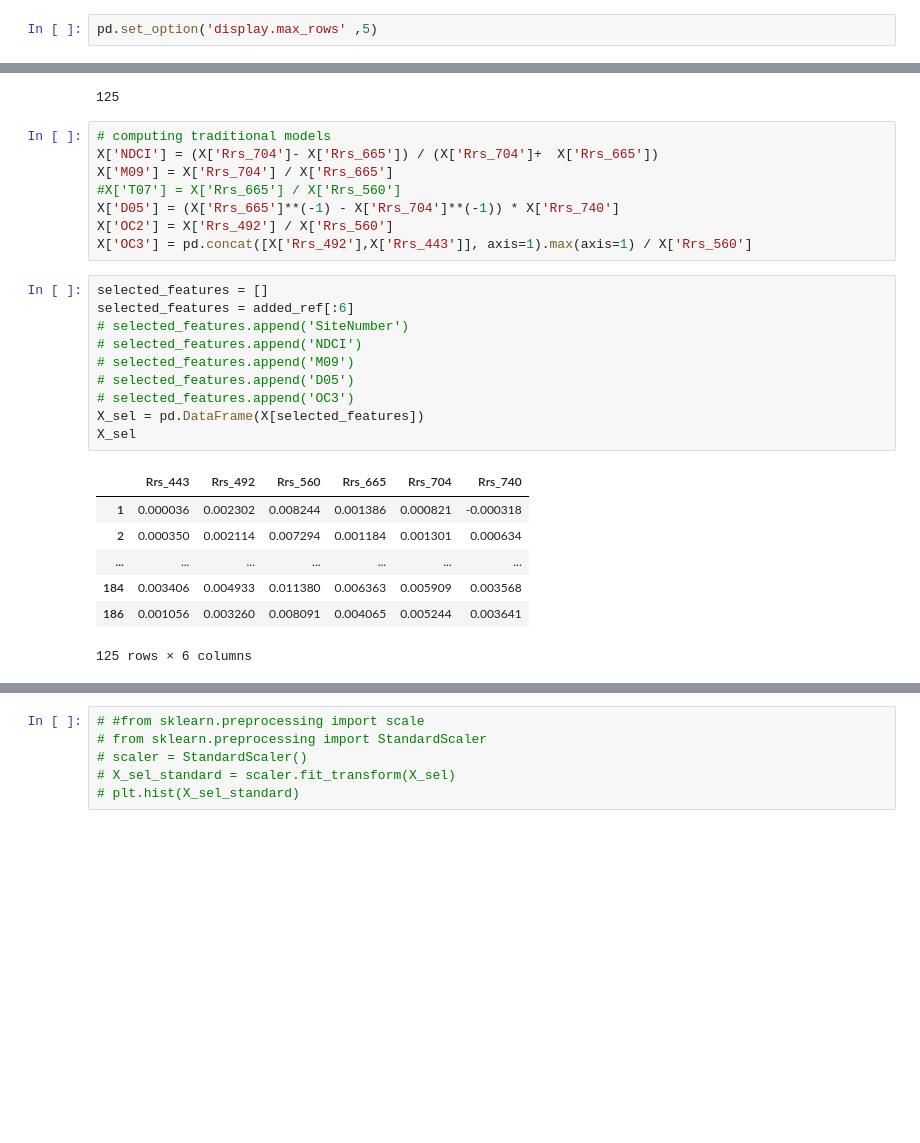
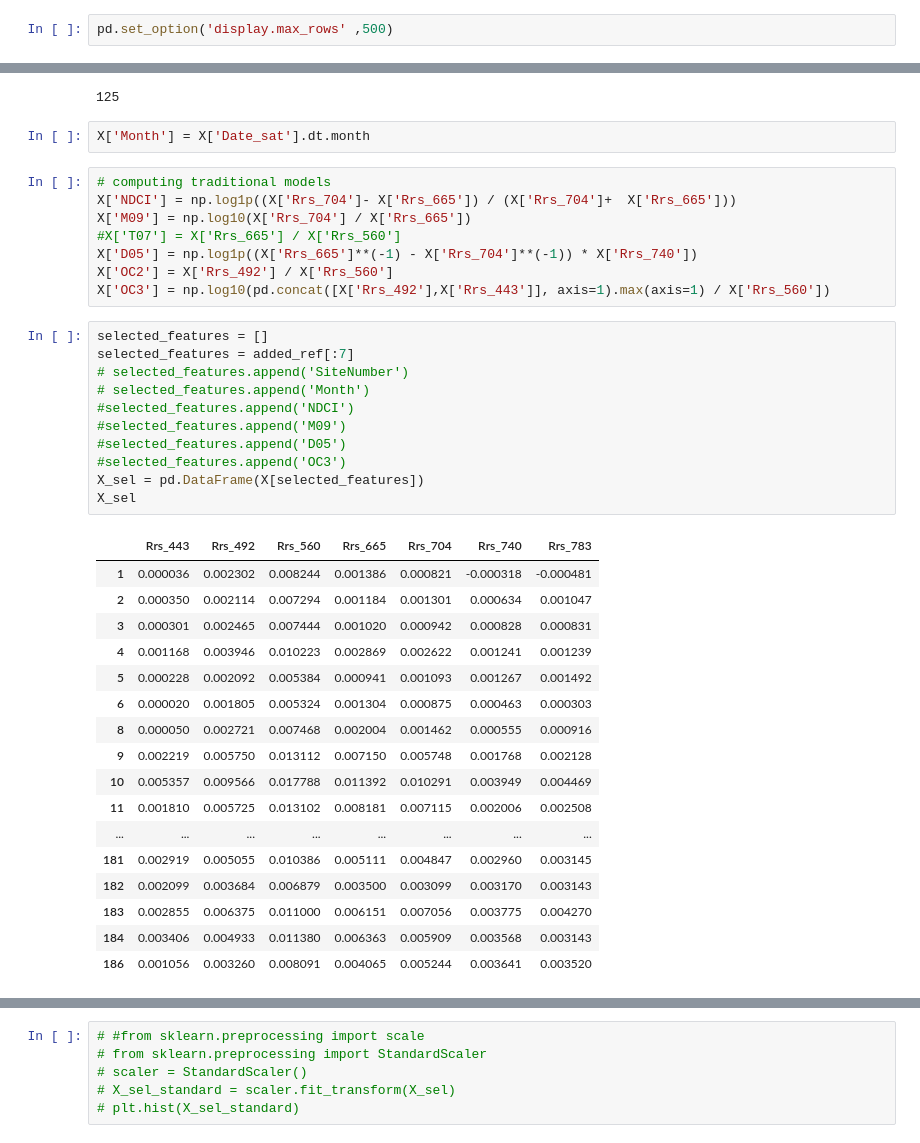
Before and after one commit to AmirM69/BPL_chla_modelling_RSdata, a Jupyter notebook: chla_SatData.ipynb, the cells around one changed output, grey strips where cells are left out. Drawn from its saved outputs; the diff is of its cells as text; blank space fills up the shorter version.

```diff
--- a/chla_SatData.ipynb
+++ b/chla_SatData.ipynb
@@ -30,7 +30,7 @@ import matplotlib.pyplot as plt
 import netCDF4 as nc
 import xarray as xr
 # %%
-pd.set_option('display.max_rows' ,5)
+pd.set_option('display.max_rows' ,500)
 # %%
 pd.set_option('display.max_columns' ,500)
 # %% [markdown]
@@ -435,29 +515,42 @@ y_trans_log10 = np.log10(y)
 len(y_trans_log10)
 # %% [output]
 125
+# %%
+X['Month'] = X['Date_sat'].dt.month
 # %%
 # computing traditional models
-X['NDCI'] = (X['Rrs_704']- X['Rrs_665']) / (X['Rrs_704']+  X['Rrs_665'])
-X['M09'] = X['Rrs_704'] / X['Rrs_665']
+X['NDCI'] = np.log1p((X['Rrs_704']- X['Rrs_665']) / (X['Rrs_704']+  X['Rrs_665']))
+X['M09'] = np.log10(X['Rrs_704'] / X['Rrs_665'])
 #X['T07'] = X['Rrs_665'] / X['Rrs_560']
-X['D05'] = (X['Rrs_665']**(-1) - X['Rrs_704']**(-1)) * X['Rrs_740']
+X['D05'] = np.log1p((X['Rrs_665']**(-1) - X['Rrs_704']**(-1)) * X['Rrs_740'])
 X['OC2'] = X['Rrs_492'] / X['Rrs_560']
-X['OC3'] = pd.concat([X['Rrs_492'],X['Rrs_443']], axis=1).max(axis=1) / X['Rrs_560']
+X['OC3'] = np.log10(pd.concat([X['Rrs_492'],X['Rrs_443']], axis=1).max(axis=1) / X['Rrs_560'])
 # %%
 selected_features = []
-selected_features = added_ref[:6]
+selected_features = added_ref[:7]
 # selected_features.append('SiteNumber')
-# selected_features.append('NDCI')
-# selected_features.append('M09')
-# selected_features.append('D05')
-# selected_features.append('OC3')
+# selected_features.append('Month')
+#selected_features.append('NDCI')
+#selected_features.append('M09')
+#selected_features.append('D05')
+#selected_features.append('OC3')
 X_sel = pd.DataFrame(X[selected_features])
 X_sel
 # %% [output]
-|  | Rrs_443 | Rrs_492 | Rrs_560 | Rrs_665 | Rrs_704 | Rrs_740 |
-| 1 | 0.000036 | 0.002302 | 0.008244 | 0.001386 | 0.000821 | -0.000318 |
-| 2 | 0.000350 | 0.002114 | 0.007294 | 0.001184 | 0.001301 | 0.000634 |
-| ... | ... | ... | ... | ... | ... | ... |
-| 184 | 0.003406 | 0.004933 | 0.011380 | 0.006363 | 0.005909 | 0.003568 |
-| 186 | 0.001056 | 0.003260 | 0.008091 | 0.004065 | 0.005244 | 0.003641 |
+|  | Rrs_443 | Rrs_492 | Rrs_560 | Rrs_665 | Rrs_704 | Rrs_740 | Rrs_783 |
+| 1 | 0.000036 | 0.002302 | 0.008244 | 0.001386 | 0.000821 | -0.000318 | -0.000481 |
+| 2 | 0.000350 | 0.002114 | 0.007294 | 0.001184 | 0.001301 | 0.000634 | 0.001047 |
+| 3 | 0.000301 | 0.002465 | 0.007444 | 0.001020 | 0.000942 | 0.000828 | 0.000831 |
+| 4 | 0.001168 | 0.003946 | 0.010223 | 0.002869 | 0.002622 | 0.001241 | 0.001239 |
+| 5 | 0.000228 | 0.002092 | 0.005384 | 0.000941 | 0.001093 | 0.001267 | 0.001492 |
+| 6 | 0.000020 | 0.001805 | 0.005324 | 0.001304 | 0.000875 | 0.000463 | 0.000303 |
+| 8 | 0.000050 | 0.002721 | 0.007468 | 0.002004 | 0.001462 | 0.000555 | 0.000916 |
+| 9 | 0.002219 | 0.005750 | 0.013112 | 0.007150 | 0.005748 | 0.001768 | 0.002128 |
+| 10 | 0.005357 | 0.009566 | 0.017788 | 0.011392 | 0.010291 | 0.003949 | 0.004469 |
+| 11 | 0.001810 | 0.005725 | 0.013102 | 0.008181 | 0.007115 | 0.002006 | 0.002508 |
+| ... | ... | ... | ... | ... | ... | ... | ... |
+| 181 | 0.002919 | 0.005055 | 0.010386 | 0.005111 | 0.004847 | 0.002960 | 0.003145 |
+| 182 | 0.002099 | 0.003684 | 0.006879 | 0.003500 | 0.003099 | 0.003170 | 0.003143 |
+| 183 | 0.002855 | 0.006375 | 0.011000 | 0.006151 | 0.007056 | 0.003775 | 0.004270 |
+| 184 | 0.003406 | 0.004933 | 0.011380 | 0.006363 | 0.005909 | 0.003568 | 0.003143 |
+| 186 | 0.001056 | 0.003260 | 0.008091 | 0.004065 | 0.005244 | 0.003641 | 0.003520 |
-125 rows × 6 columns
```
Also changed, not shown: parts of 35 cells of this notebook, 1 other file.
